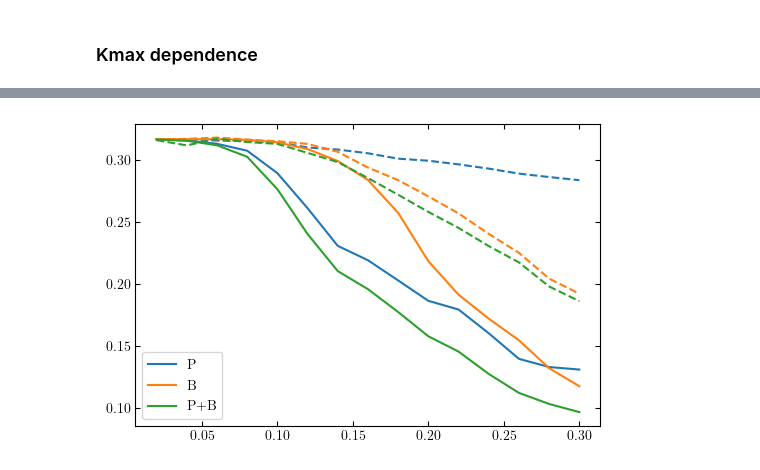
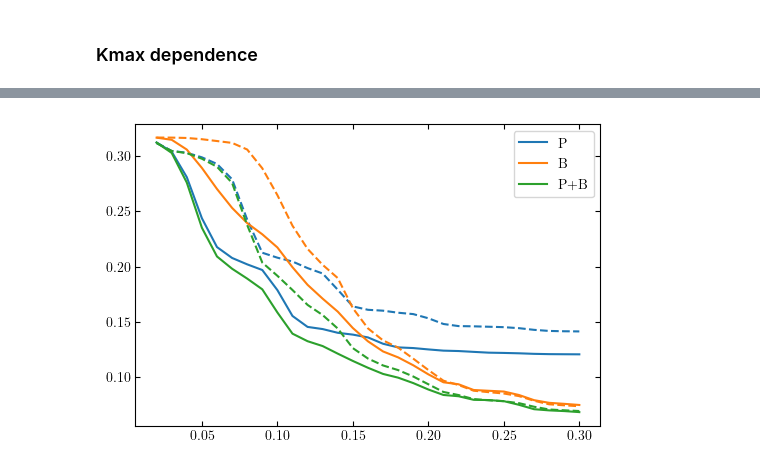
Before and after one commit to yanlongastro/galaxy_survey, a Jupyter notebook: galaxy_survey.ipynb, the cells around one changed output, grey strips where cells are left out. Cells and saved outputs as stored; diff of their text form; code cells hidden in the pictures.

```diff
--- a/galaxy_survey.ipynb
+++ b/galaxy_survey.ipynb
@@ -331,3 +331,10 @@ plt.show()
 # %% [output]
 [figure]
 [figure]
+# %%
+kh = np.linspace(0.001, .5, num=1000)
+mu, z = 1, 2
+dps = np.array([svy.power_spectrum(x, mu, z, no_wiggle=False, matter_only=False) for x in kh])
+dpnws = np.array([svy.power_spectrum(x, mu, z, no_wiggle=True, matter_only=False) for x in kh])
+damps = np.array([svy.damping_factor(x, mu, z, damp=True, reconstruction=True) for x in kh])
+plt.plot(kh, damps)
@@ -480,7 +490,9 @@ with h5py.File("ps_kamx_dependence.hdf5", "w") as f:
                     pp = {'a': [0,1,2,3,4], 'b' :[1,2,3]}
                 else:
                     pp = {'a': [], 'b' :[1]}
-                svy.update_survey_setups(survey_geometrics=survey, polynomial_parameters=pp)
+                svy.update_survey_setups(survey_geometrics=survey, polynomial_parameters=pp,
+                                        ingredients=['RSD', 'damping', 'galactic_bias', 'bias_in_fisher', 'polynomial_in_fisher', 'ap_effect', 'shot_noise'],
+                                        )
                 fs = svy.get_power_spectrum_fisher_matrix(wiggle_only=x,
                                                           div_k = int(max((k-0.01)//0.005, 2)),
                                                           div_mu = 20,
@@ -850,3 +857,14 @@ matplotlib.rcParams["figure.dpi"] = 100
 dfs = df.defaults()
 # %%
 svy = gs.survey()
+# %%
+surveys = [dfs.boss, dfs.desi, dfs.spherex, dfs.pfs, dfs.roman, dfs.euclid, dfs.cvl]
+for survey in surveys:
+    svy.update_survey_setups(survey_geometrics=survey)
+    lbl = survey['name']
+    zs = np.linspace(svy.z_min, svy.z_max)
+    rs = [svy.reconstruction_rate(z) for z in zs]
+    plt.plot(zs, rs, label=lbl)
+plt.legend()
+plt.xlabel('$z$')
+plt.ylabel('$r(z)$')
@@ -978,21 +1126,21 @@ with h5py.File("survey_fisher_matrix.hdf5", 'r') as f:
     #
     fm.triangle_plot([cmb_fisher, fsp.merge(cmb_fisher), fsb.merge(cmb_fisher), ], keys=keys,
                  fisher_labels=['Planck', 'Planck+DESI-$P$', 'Planck+DESI-$B$', ],
-                 parameter_labels=labels, norms=norms)
+                 parameter_labels=labels, norms=norms, marginalize=True)
     plt.savefig('fisher-matrix-broadband-corner.pdf', bbox_inches='tight')
     plt.show()
 
     #
     fm.triangle_plot([cmb_fisher, cmb_fisher.merge(fspw), cmb_fisher.merge(fsbw)], keys=keys,
                  fisher_labels=['Planck', 'Planck+DESI-$P$ (BAO)', 'Planck+DESI-$B$ (BAO)', ],
-                 parameter_labels=labels, norms=norms)
+                 parameter_labels=labels, norms=norms, marginalize=True)
     plt.savefig('fisher-matrix-wiggle-corner.pdf', bbox_inches='tight')
     plt.show()
 
     #
     fm.triangle_plot([cmb_fisher, cmb_fisher.merge(fspw), cmb_fisher.merge(fsp)], keys=keys,
                  fisher_labels=['Planck', 'Planck+DESI-$P$ (BAO)', 'Planck+DESI-$P$', ],
-                 parameter_labels=labels, norms=norms)
+                 parameter_labels=labels, norms=norms, marginalize=True)
 #     plt.savefig('fisher-matrix-wiggle-corner.pdf', bbox_inches='tight')
     plt.show()
 # %% [output]
@@ -1177,7 +1229,7 @@ boss
 import h5py
 cmb_fisher = fm.read_hdf5('planck_cmb_fisher_original.hdf5')
 reload(fm)
-ks = np.linspace(0.02, 0.3, num=15)
+ks = np.linspace(0.02, 0.3, num=29)
 
 polys_ex = ['a0', 'a1', 'a2', 'a3', 'a4', 'b2', 'b3', 'b4', 'b5']
 polys_ex_w = ['a5', 'b4', 'b5']
@@ -1185,38 +1237,39 @@ polys_ex_w = ['a5', 'b4', 'b5']
 polys_ex = ['poly_'+x for x in polys_ex]
 polys_ex_w = ['poly_'+x for x in polys_ex_w]
 
-# polys_ex = ['poly_', 'bias']
-# polys_ex_w = ['poly_', 'bias']
+polys_ex = ['poly_', 'bias']
+polys_ex_w = ['poly_', 'bias']
 
 sns = []
 with h5py.File("survey_fisher_matrix_kmax.hdf5", "r") as f:
     for i in range(len(ks)):
         temp = []
         kmax = ks[i]
         key_k = str(i)
         fv = f['desi']
         fsb = fm.read_hdf5(fv[key_k]['B']).slice(polys_ex, fuzzy_filter=True, exclude=True)
         fsbw = fm.read_hdf5(fv[key_k]['Bw']).slice(polys_ex_w, fuzzy_filter=True, exclude=True)
         fsp = fm.read_hdf5(fv[key_k]['P']).slice(polys_ex, fuzzy_filter=True, exclude=True)
         fspw = fm.read_hdf5(fv[key_k]['Pw']).slice(polys_ex_w, fuzzy_filter=True, exclude=True)
         for fs in [fsp, fspw, fsb, fsbw, fsp.merge(fsb), fspw.merge(fsbw)]:
-            sn = fs.slice(['alpha', 'beta',], exclude=True).merge(cmb_fisher).constraints()[1]['nnu']
-            #print(fs.slice(['alpha', 'beta',], exclude=True).merge(cmb_fisher).keys)
+            fmt = fs.merge(cmb_fisher).slice(['alpha', 'beta',], exclude=True)
+            sn = fmt.constraints()[1]['nnu']
+            #print(fmt.keys)
             temp.append(sn)
         sns.append(temp)
 
 sns = np.array(sns)
 
 for j, l in zip(range(3), ['P', 'B', 'P+B']):
     k = 0+j*2
     pl = plt.plot(ks, sns[:,k], label=l)
     k = 1+j*2
     pl = plt.plot(ks, sns[:,k], ls='--', c=pl[0].get_color())
 
 plt.legend()
 plt.show()
 # %% [output]
-[figure, old version]
+[figure, new version]
 # %%
 sns = []
 with h5py.File("survey_fisher_matrix_kmax.hdf5", "r") as f:
```
Also changed, not shown: parts of 18 cells of this notebook, 19 other files.
